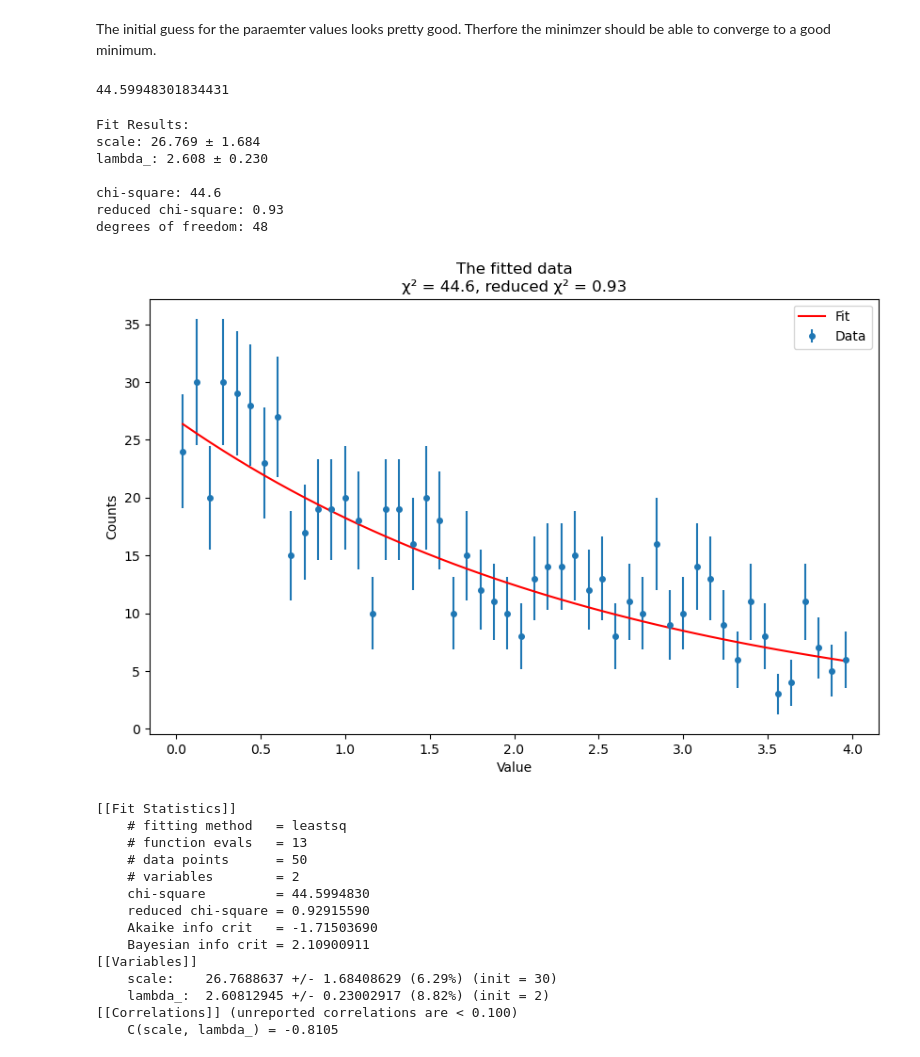
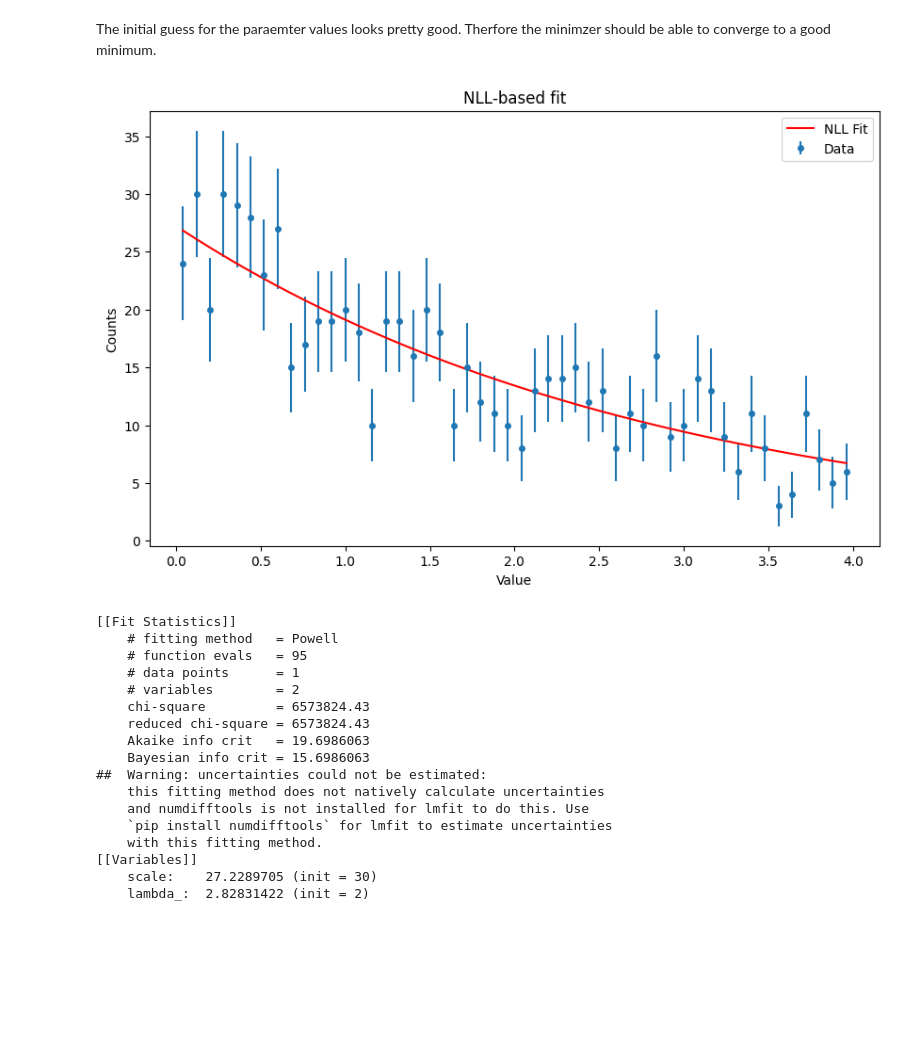
Before and after one commit to itzaldut/minuit1, a Jupyter notebook: expFit.ipynb, the cells around one changed output. Saved outputs shown, nothing was run; the diff lists cells and outputs as text; code cells hidden in the pictures; blank space fills up the shorter version.

```diff
--- a/expFit.ipynb
+++ b/expFit.ipynb
@@ -26,14 +26,17 @@ plt.errorbar(bin_centers, counts, yerr=errs, fmt='o', label='Data', markersize=4
 def expo(x, scale, lambda_):
     return scale * np.exp(-x/lambda_)
 
-# Define the objective function to minimize (chi-square)
-# returns the 'residual array'
-def objective(params, x, data, errs):
+# Define the objective function to minimize (NLL)
+def objective_nll(params, x, data):
     scale = params['scale']
     lambda_ = params['lambda_']
-
-    model = expo(x, scale, lambda_)
-    return (model - data) / errs
+    mu = expo(x, scale, lambda_)
+    # To avoid log(0) problems:
+    mu = np.where(mu <= 0, 1e-10, mu)
+    # Poisson log-likelihood (up to constant):
+    ll = np.sum(data * np.log(mu) - mu)
+    # Return -2 ln L (scalar):
+    return -2.0 * ll
 
 
 # Set up parameters with initial guesses
@@ -53,65 +56,44 @@ plt.plot(bin_centers,expo(bin_centers,params['scale'].value,params['lambda_'].va
 The initial guess for the paraemter values looks pretty good.  Therfore the minimzer should be able to converge to a good minimum.
 # %%
 # Perform the fit
-result = minimize(objective, params, args=(bin_centers, counts, errs))
+result = minimize(objective_nll, params, args = (bin_centers, counts), method = 'powell')
-# %%
-result.chisqr
-# %% [output]
-44.59948301834431
 # %%
 # Calculate the best fit curve
-best_fit = expo(bin_centers, result.params['scale'].value, result.params['lambda_'].value)
-
-# get the chi-square and reduced chi-square
-chisq = result.chisqr
-red_chisq = result.redchi
-nDOF = result.nfree
+best_scale = result.params['scale'].value
+best_lambda = result.params['lambda_'].value
+best_fit = expo(bin_centers, best_scale, best_lambda)
 
 # Plot the results
 plt.figure(figsize=(10, 6))
 plt.errorbar(bin_centers, counts, yerr=np.sqrt(counts),
-             fmt='o', label='Data', markersize=4)
-plt.plot(bin_centers, best_fit, 'r-', label='Fit')
+             fmt='o', markersize=4, label='Data')
+plt.plot(bin_centers, best_fit, 'r-', label='NLL Fit')
 plt.xlabel('Value')
 plt.ylabel('Counts')
 plt.legend()
-plt.title('The fitted data\n' +
-          f'χ² = {chisq:.1f}, reduced χ² = {red_chisq:.2f}')
-
-# Print fit results
-print('\nFit Results:')
-for name, param in result.params.items():
-    print(f'{name}: {param.value:.3f} ± {param.stderr:.3f}')
-print(f'\nchi-square: {chisq:.1f}')
-print(f'reduced chi-square: {red_chisq:.2f}')
-print(f'degrees of freedom: {nDOF}')
-
+plt.title('NLL‐based fit')
 plt.show()
 # %% [output]
-Fit Results:
-scale: 26.769 ± 1.684
-lambda_: 2.608 ± 0.230
-
-chi-square: 44.6
-reduced chi-square: 0.93
-degrees of freedom: 48
-[figure, old version]
+[figure, new version]
 # %%
 # using the internal fit report
 from lmfit import fit_report
 print(fit_report(result))
 # %% [output]
 [[Fit Statistics]]
-    # fitting method   = leastsq
-    # function evals   = 13
-    # data points      = 50
+    # fitting method   = Powell
+    # function evals   = 95
+    # data points      = 1
     # variables        = 2
-    chi-square         = 44.5994830
-    reduced chi-square = 0.92915590
-    Akaike info crit   = -1.71503690
-    Bayesian info crit = 2.10900911
+    chi-square         = 6573824.43
+    reduced chi-square = 6573824.43
+    Akaike info crit   = 19.6986063
+    Bayesian info crit = 15.6986063
+##  Warning: uncertainties could not be estimated:
+    this fitting method does not natively calculate uncertainties
+    and numdifftools is not installed for lmfit to do this. Use
+    `pip install numdifftools` for lmfit to estimate uncertainties
+    with this fitting method.
 [[Variables]]
-    scale:    26.7688637 +/- 1.68408629 (6.29%) (init = 30)
-    lambda_:  2.60812945 +/- 0.23002917 (8.82%) (init = 2)
-[[Correlations]] (unreported correlations are < 0.100)
-    C(scale, lambda_) = -0.8105
+    scale:    27.2289705 (init = 30)
+    lambda_:  2.82831422 (init = 2)
```
Also changed, not shown: parts of 1 cell of this notebook, 1 other file.
